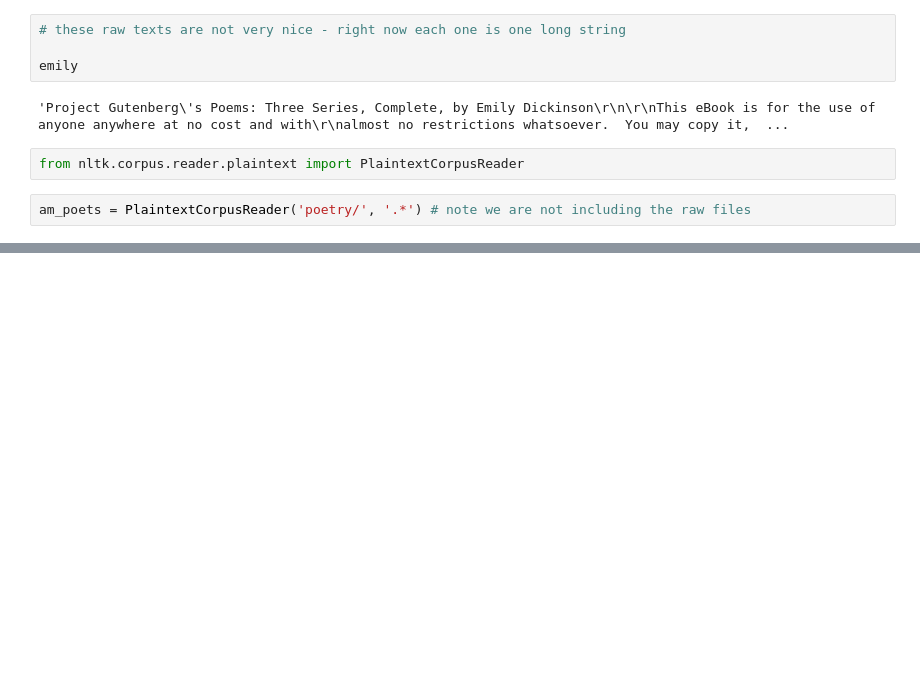
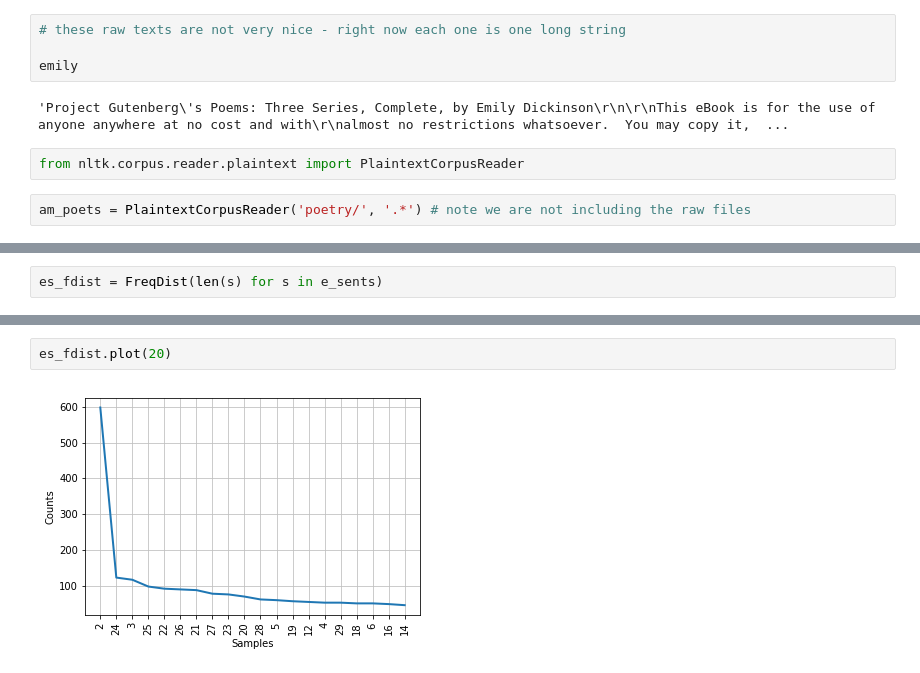
Before and after one commit to unmrds/cc-nlp, a Jupyter notebook: 02_Python_NLP_Tutorial.ipynb, the cells around one changed output, grey strips where cells are left out. Drawn from its saved outputs; the diff is of its cells as text; blank space fills up the shorter version.

```diff
--- a/02_Python_NLP_Tutorial.ipynb
+++ b/02_Python_NLP_Tutorial.ipynb
@@ -428,0 +517,2 @@ AssertionError:
+# %%
+es_fdist = FreqDist(len(s) for s in e_sents)
@@ -428,0 +585,4 @@ AssertionError:
+# %%
+es_fdist.plot(20)
+# %% [output]
+[figure, added]
```
Also changed, not shown: parts of 63 cells of this notebook, 5 other files.
